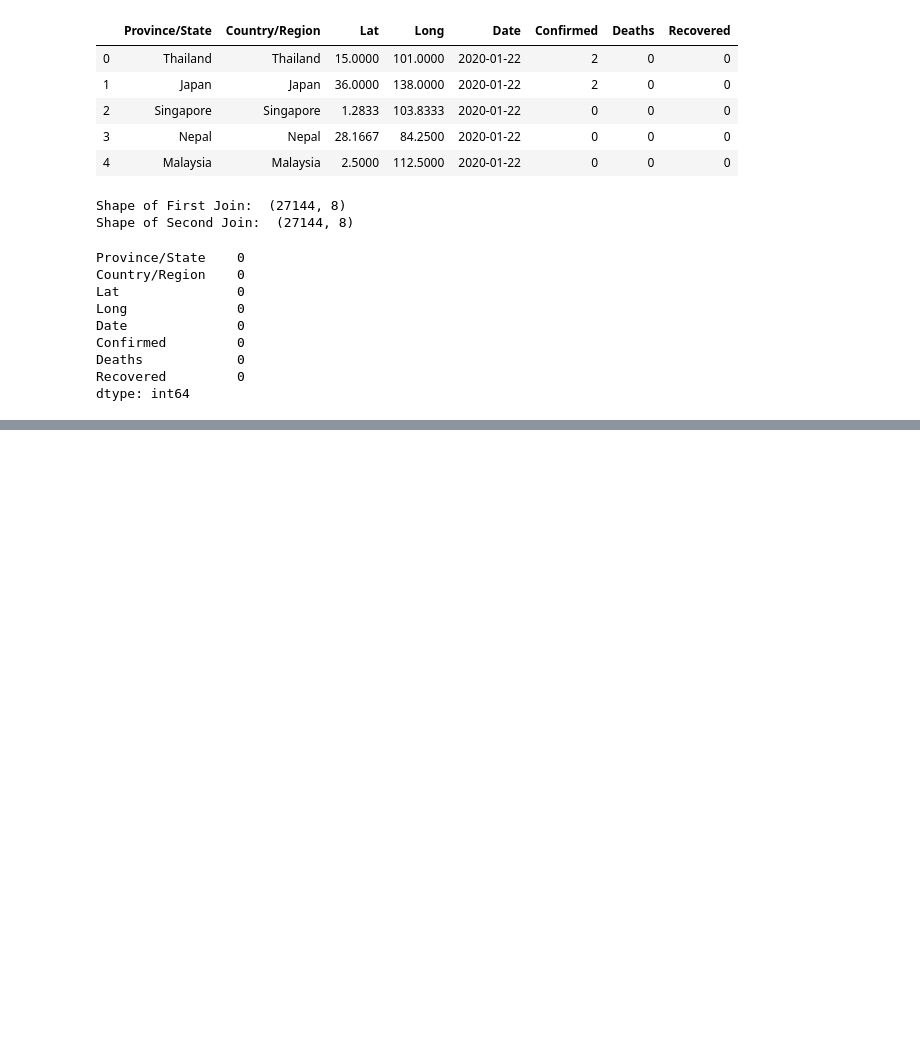
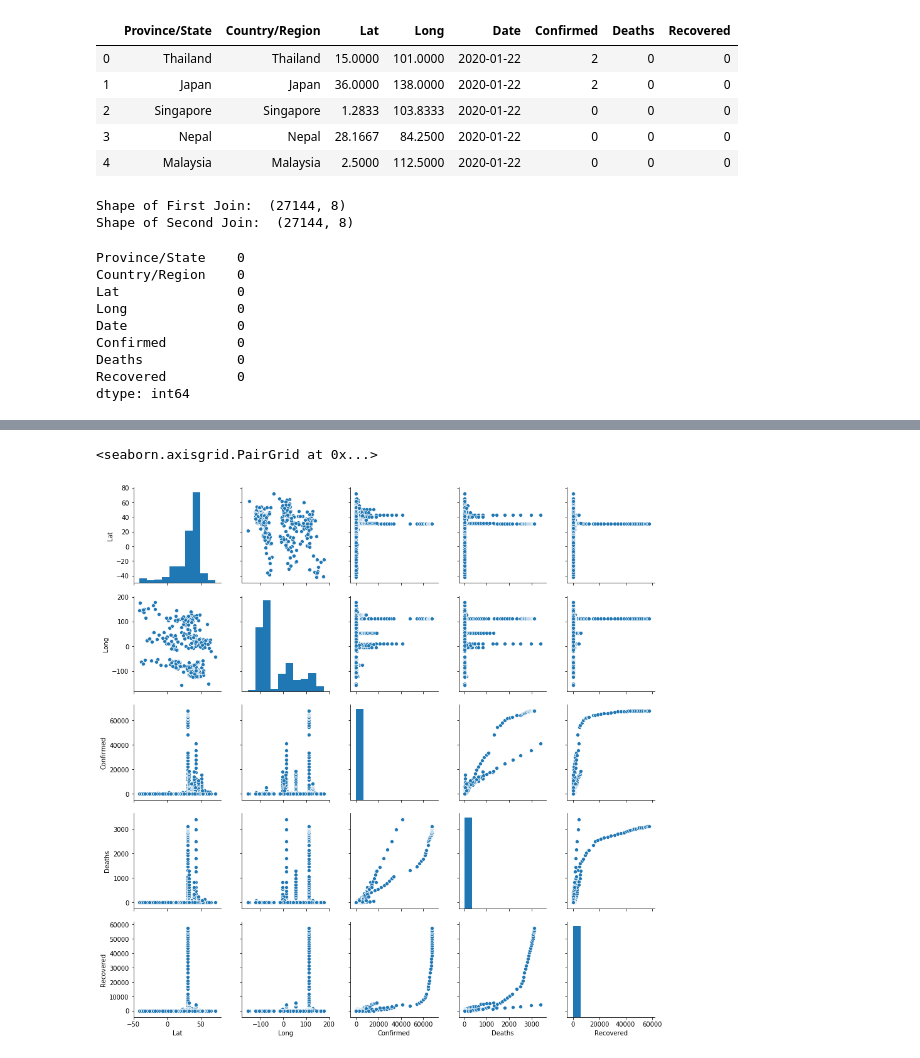
Before and after one commit to chiralbd/COVID-19_Data, a Jupyter notebook: Data Cleaning .ipynb, the cells around one changed output, grey strips where cells are left out. Saved outputs shown, nothing was run; the diff lists cells and outputs as text; code cells hidden in the pictures; blank space fills up the shorter version.

Commit message:
Updated data

```diff
--- a/Data Cleaning .ipynb
+++ b/Data Cleaning .ipynb
@@ -206,5 +203,5 @@ ls
 # %%
 # Take a look at our cleaned dataset
-cleaned_data = pd.read_csv("covid-19_cleaned_data.csv", index_col=False)
+cleaned_data = pd.read_csv("world_data/cleaned_data/covid-19_cleaned_data.csv", index_col=False)
 cleaned_data.head()
 # %% [output]
@@ -216,0 +225,5 @@ cleaned_data.head()
+# %%
+sns.pairplot(cleaned_data)
+# %% [output]
+<seaborn.axisgrid.PairGrid at 0x...>
+[figure, added]
```
Also changed, not shown: parts of 16 cells of this notebook, 1 other file.
